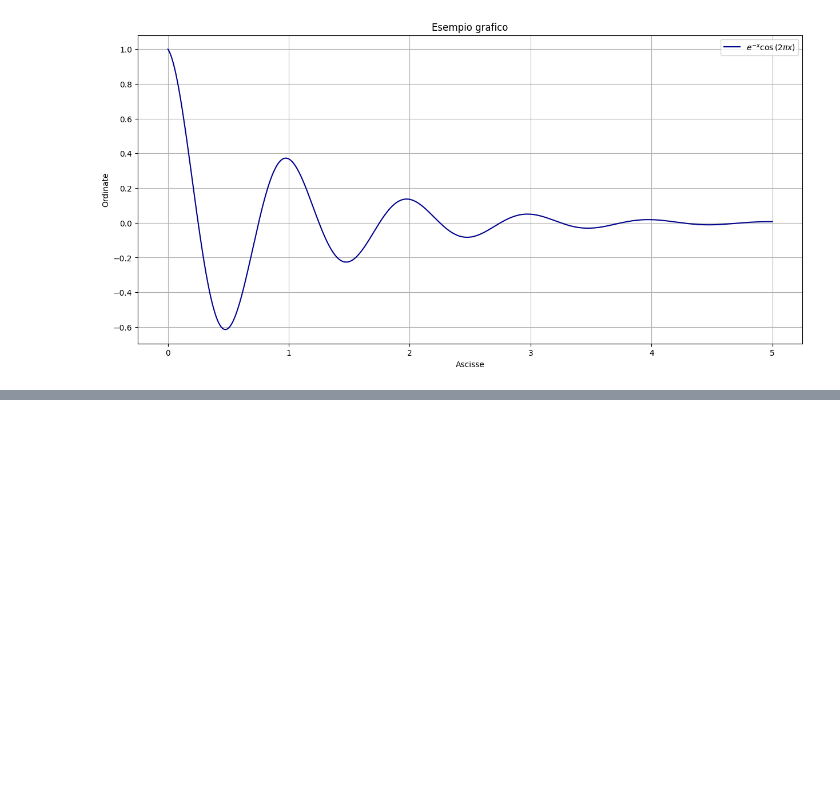
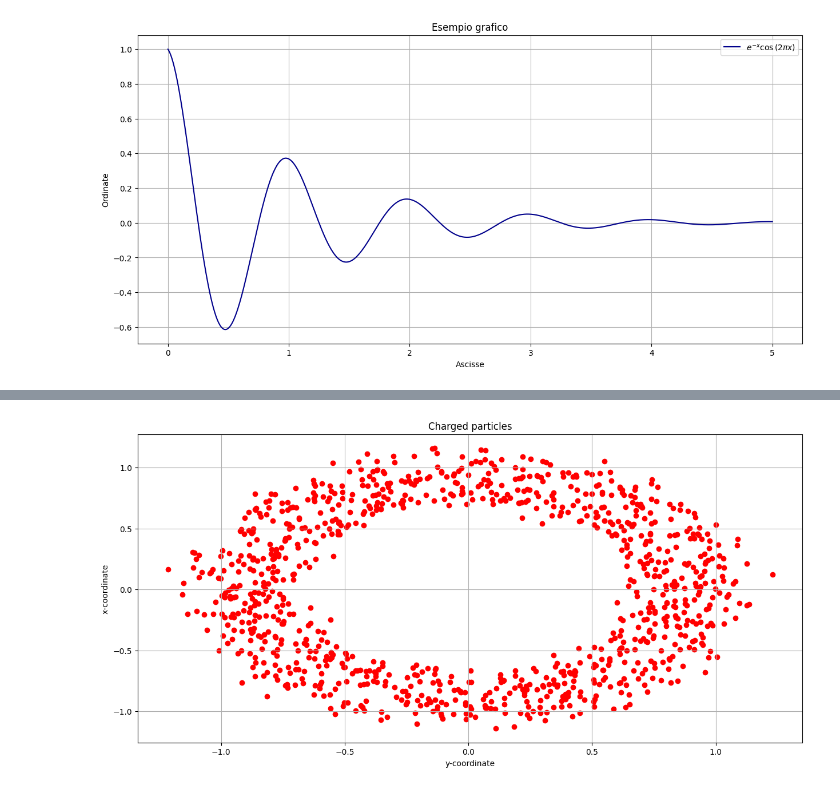
Before and after one commit to Negrini085/DeepLearning, a Jupyter notebook: Esercitazioni/lab_02.ipynb, the cells around one changed output, grey strips where cells are left out. Drawn from its saved outputs; the diff is of its cells as text; code cells hidden in the pictures; blank space fills up the shorter version.

```diff
--- a/Esercitazioni/lab_02.ipynb
+++ b/Esercitazioni/lab_02.ipynb
@@ -266,0 +284,15 @@ plt.show()
+# %%
+dati = np.loadtxt("Dati/Esercitazione2/data4.dat")
+
+fig = plt.figure(figsize = (15, 7))
+plt.scatter(dati[:, 0], dati[:, 1], color = "red")
+
+plt.title("Charged particles")
+plt.ylabel("y-coordinate")
+plt.xlabel("x-coordinate")
+plt.grid(True)
+
+plt.savefig("Immagini/Esercitazione2/output4.png")
+plt.show()
+# %% [output]
+[figure, added]
```
Also changed, not shown: parts of 2 cells of this notebook, 1 other file.
